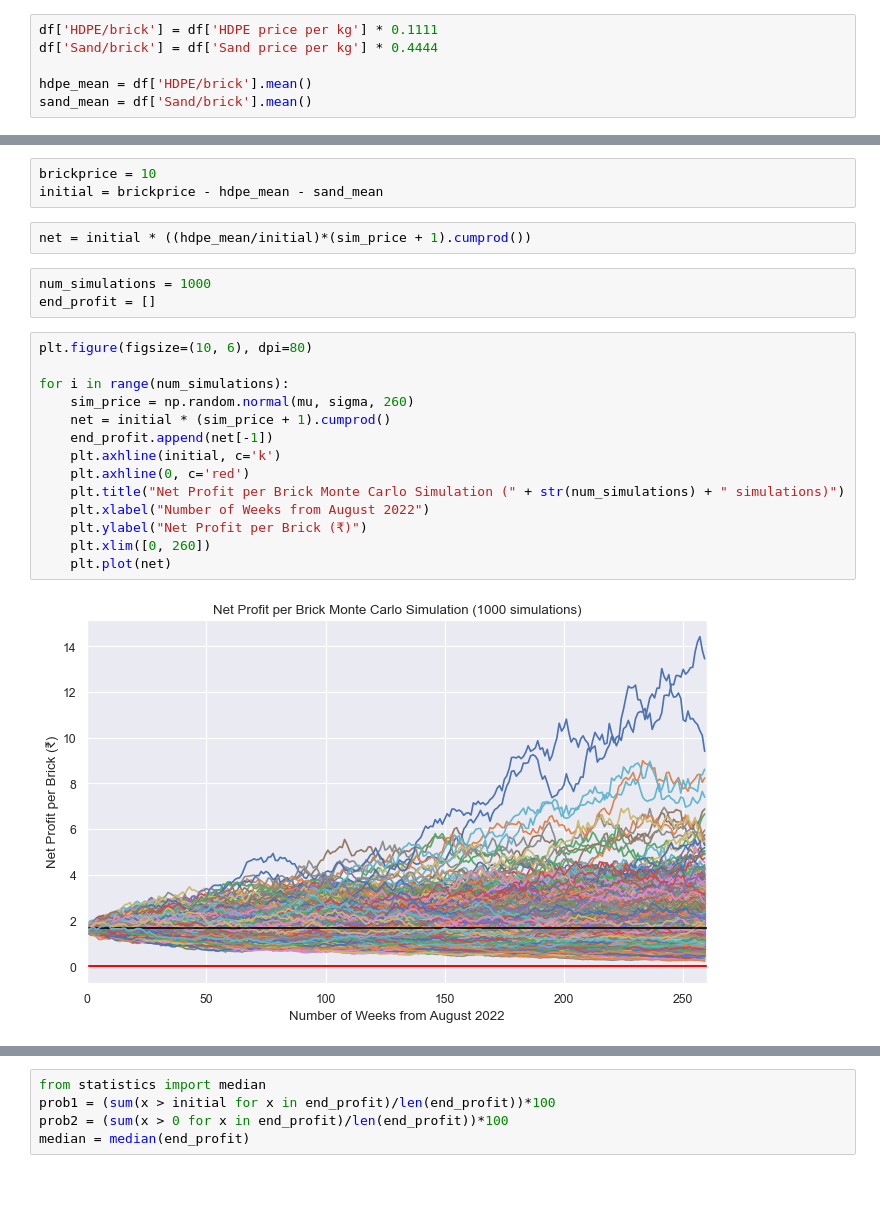
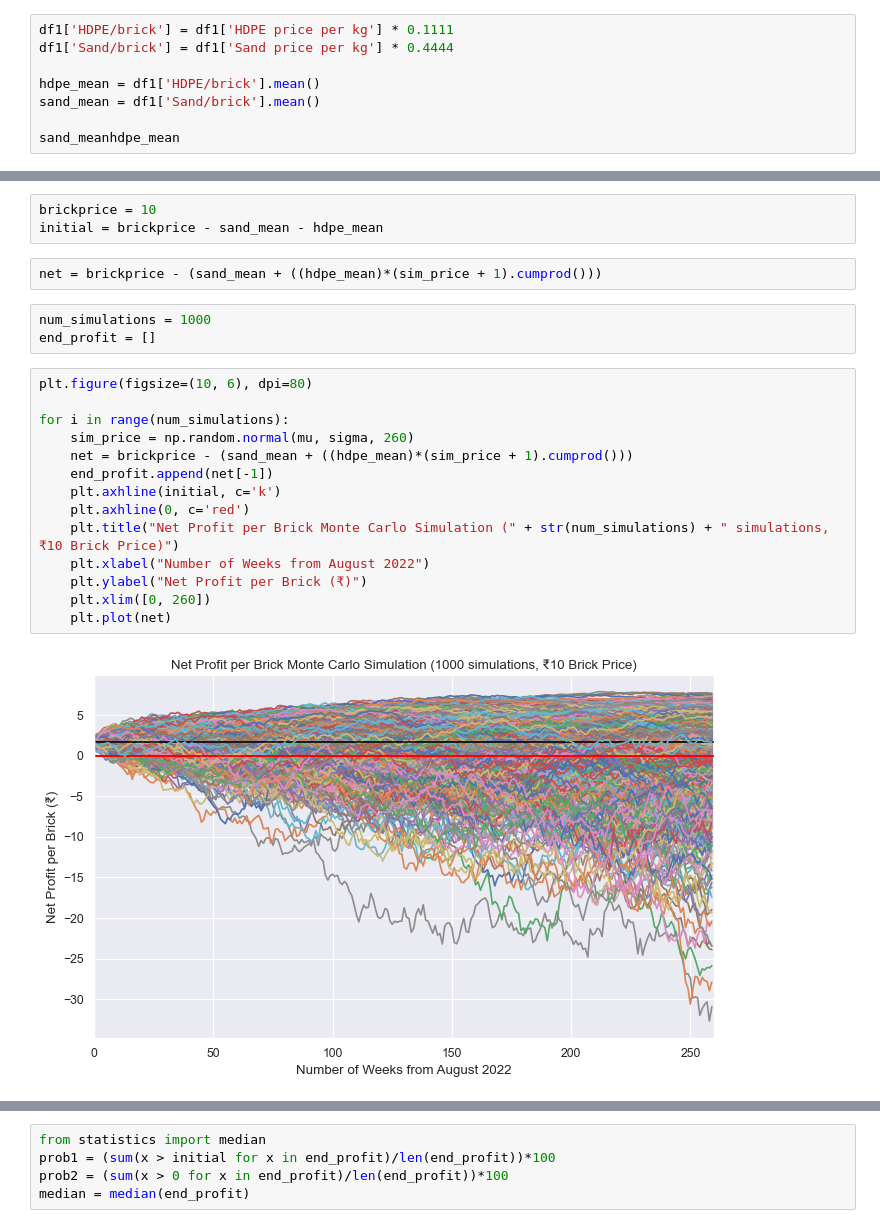
Before and after one commit to rx229/Projects, a Jupyter notebook: Brick Profit Monte Carlo/brick_profit_montecarlo.ipynb, the cells around one changed output, grey strips where cells are left out. Drawn from its saved outputs; the diff is of its cells as text; blank space fills up the shorter version.

```diff
--- a/Brick Profit Monte Carlo/brick_profit_montecarlo.ipynb
+++ b/Brick Profit Monte Carlo/brick_profit_montecarlo.ipynb
@@ -21,8 +21,10 @@ df2
 | 544 | 1-Jan-12 | 9235.0 | 9130.0 | 9285.0 | 9115.0 | 4.76K | 0.02 |
 545 rows × 7 columns
 # %%
-df['HDPE/brick'] = df['HDPE price per kg'] * 0.1111
-df['Sand/brick'] = df['Sand price per kg'] * 0.4444
+df1['HDPE/brick'] = df1['HDPE price per kg'] * 0.1111
+df1['Sand/brick'] = df1['Sand price per kg'] * 0.4444
 
-hdpe_mean = df['HDPE/brick'].mean()
-sand_mean = df['Sand/brick'].mean()
+hdpe_mean = df1['HDPE/brick'].mean()
+sand_mean = df1['Sand/brick'].mean()
+
+sand_meanhdpe_mean
@@ -49,28 +53,28 @@ mu, sigma = price_change.mean(), price_change.std()
 sim_price = np.random.normal(mu, sigma, 260)
 # %%
 brickprice = 10
-initial = brickprice - hdpe_mean - sand_mean
+initial = brickprice - sand_mean - hdpe_mean
 # %%
-net = initial * ((hdpe_mean/initial)*(sim_price + 1).cumprod())
+net = brickprice - (sand_mean + ((hdpe_mean)*(sim_price + 1).cumprod()))
 # %%
 num_simulations = 1000
 end_profit = []
 # %%
 plt.figure(figsize=(10, 6), dpi=80)
 
 for i in range(num_simulations):
     sim_price = np.random.normal(mu, sigma, 260)
-    net = initial * (sim_price + 1).cumprod()
+    net = brickprice - (sand_mean + ((hdpe_mean)*(sim_price + 1).cumprod()))
     end_profit.append(net[-1])
     plt.axhline(initial, c='k')
     plt.axhline(0, c='red')
-    plt.title("Net Profit per Brick Monte Carlo Simulation (" + str(num_simulations) + " simulations)")
+    plt.title("Net Profit per Brick Monte Carlo Simulation (" + str(num_simulations) + " simulations, ₹10 Brick Price)")
     plt.xlabel("Number of Weeks from August 2022")
     plt.ylabel("Net Profit per Brick (₹)")
     plt.xlim([0, 260])
     plt.plot(net)
 # %% [output]
-[figure, old version]
+[figure, new version]
 # %%
 import seaborn as sns
 
```
Also changed, not shown: parts of 3 cells of this notebook.
